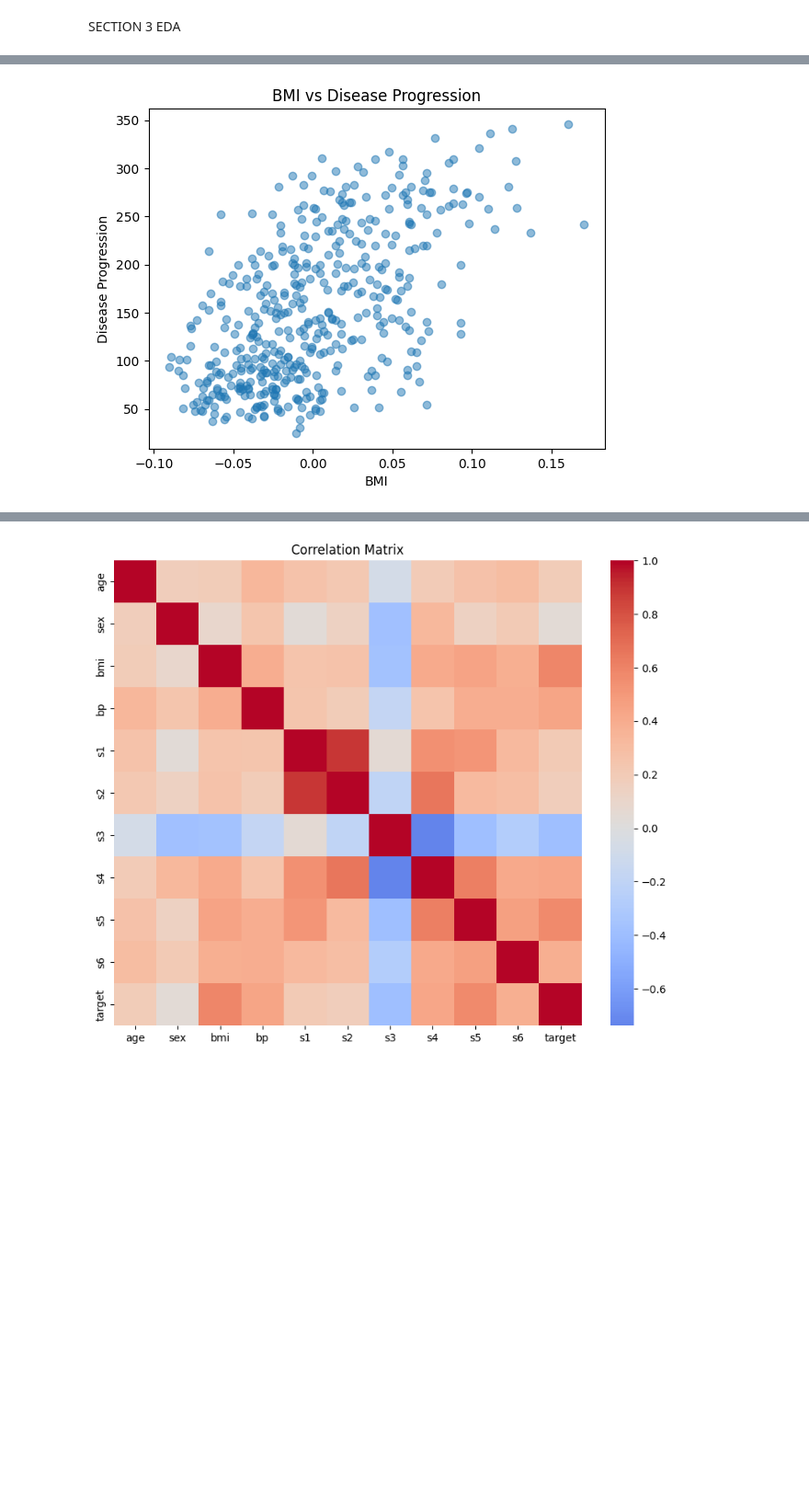
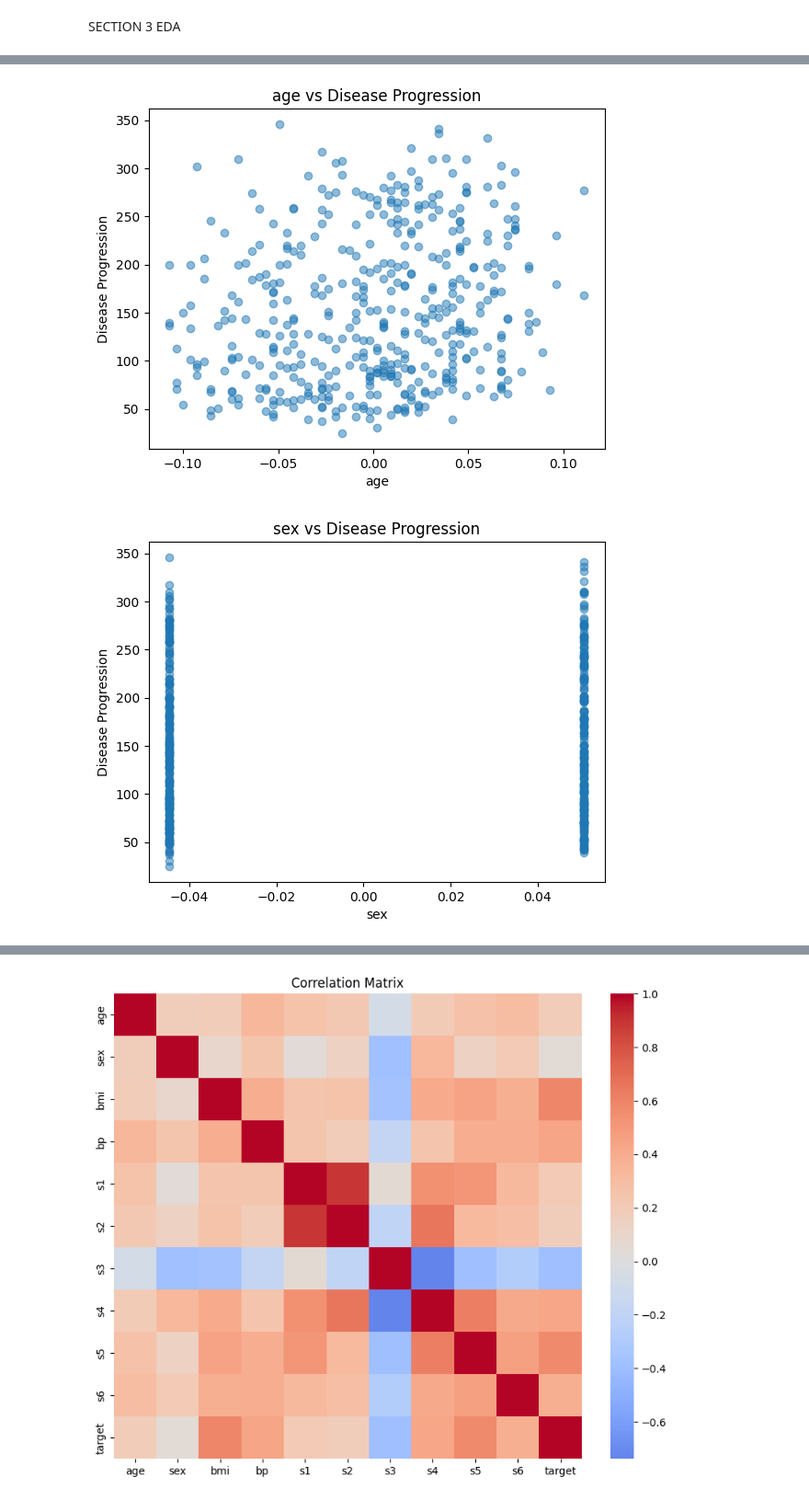
Before and after one commit to Lohithreddy29/lab2_diabetes_prediction, a Jupyter notebook: notebooks/Lab2_Diabetes.ipynb, the cells around one changed output, grey strips where cells are left out. Shown at 92% size. Saved outputs shown, nothing was run; the diff lists cells and outputs as text; code cells hidden in the pictures; blank space fills up the shorter version.

```diff
--- a/notebooks/Lab2_Diabetes.ipynb
+++ b/notebooks/Lab2_Diabetes.ipynb
@@ -126,8 +137,13 @@ The BMI histogram shows that most patients have BMI values clustered around the
 # %%
-plt.scatter(df["bmi"], df["target"], alpha=0.5)
-plt.xlabel("BMI")
-plt.ylabel("Disease Progression")
-plt.title("BMI vs Disease Progression")
-plt.show()
+features = df.columns.drop("target")
+
+for feature in features:
+    plt.figure()
+    plt.scatter(df[feature], df["target"], alpha=0.5)
+    plt.xlabel(feature)
+    plt.ylabel("Disease Progression")
+    plt.title(f"{feature} vs Disease Progression")
+    plt.show()
 # %% [output]
-[figure, old version]
+[figure, new version]
+[figure, added]
```
Also changed, not shown: parts of 49 cells of this notebook, 1 other file.
